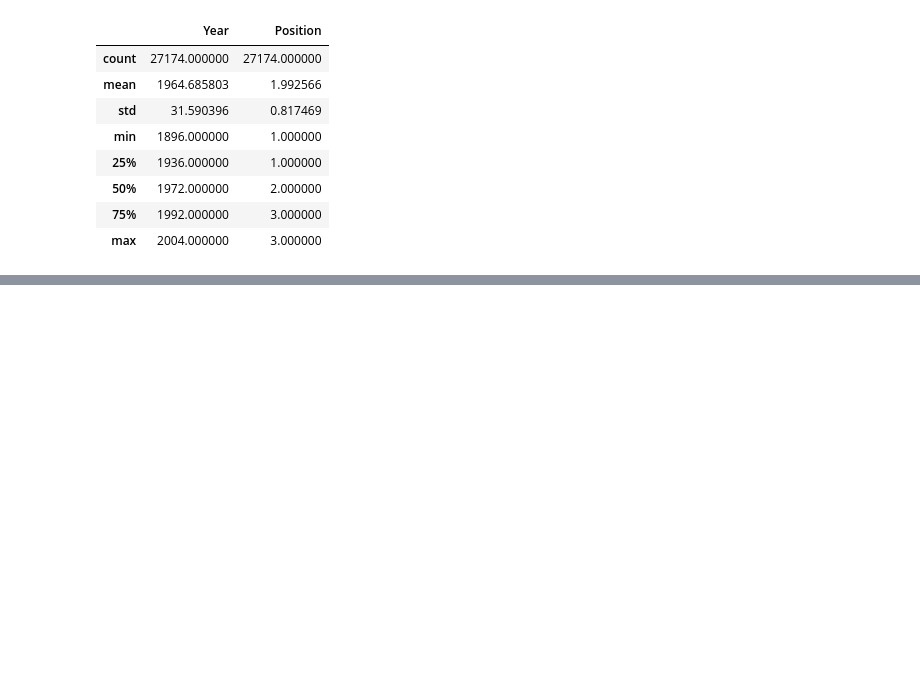
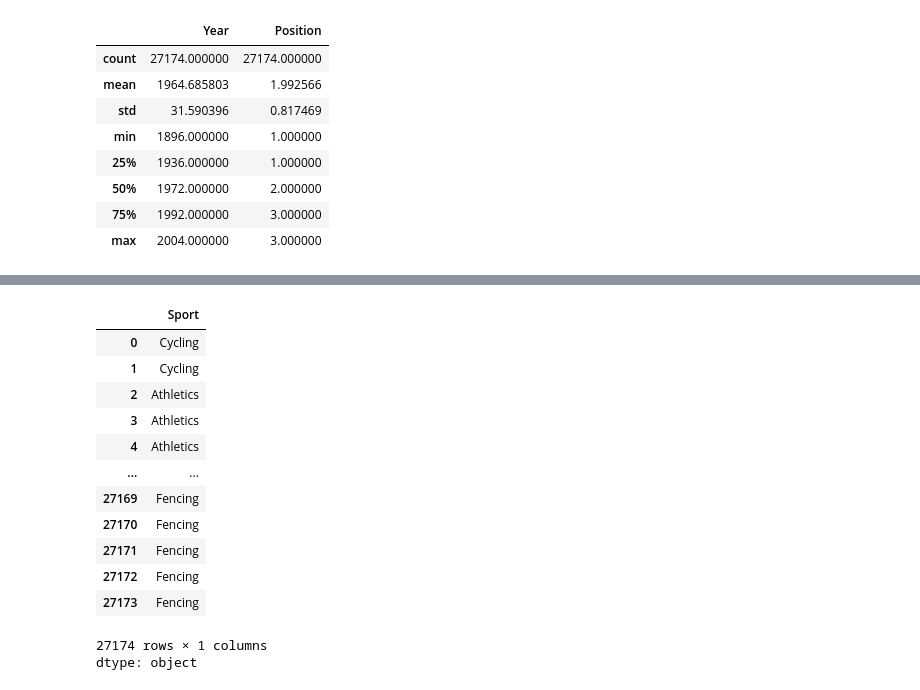
Before and after one commit to valdal14/olympy, a Jupyter notebook: main.ipynb, the cells around one changed output, grey strips where cells are left out. Drawn from its saved outputs; the diff is of its cells as text; code cells hidden in the pictures; blank space fills up the shorter version.

```diff
--- a/main.ipynb
+++ b/main.ipynb
@@ -125,0 +164,19 @@ olympic_data.describe()
+# %%
+# We can also use the dot notations since columns are treated as attributes
+# This notation works only if there are no spaces in the column I want to check
+olympic_data.Sport
+# %% [output]
+|  | Sport |
+| 0 | Cycling |
+| 1 | Cycling |
+| 2 | Athletics |
+| 3 | Athletics |
+| 4 | Athletics |
+| ... | ... |
+| 27169 | Fencing |
+| 27170 | Fencing |
+| 27171 | Fencing |
+| 27172 | Fencing |
+| 27173 | Fencing |
+27174 rows × 1 columns
+dtype: object
```
Also changed, not shown: parts of 8 cells of this notebook.
